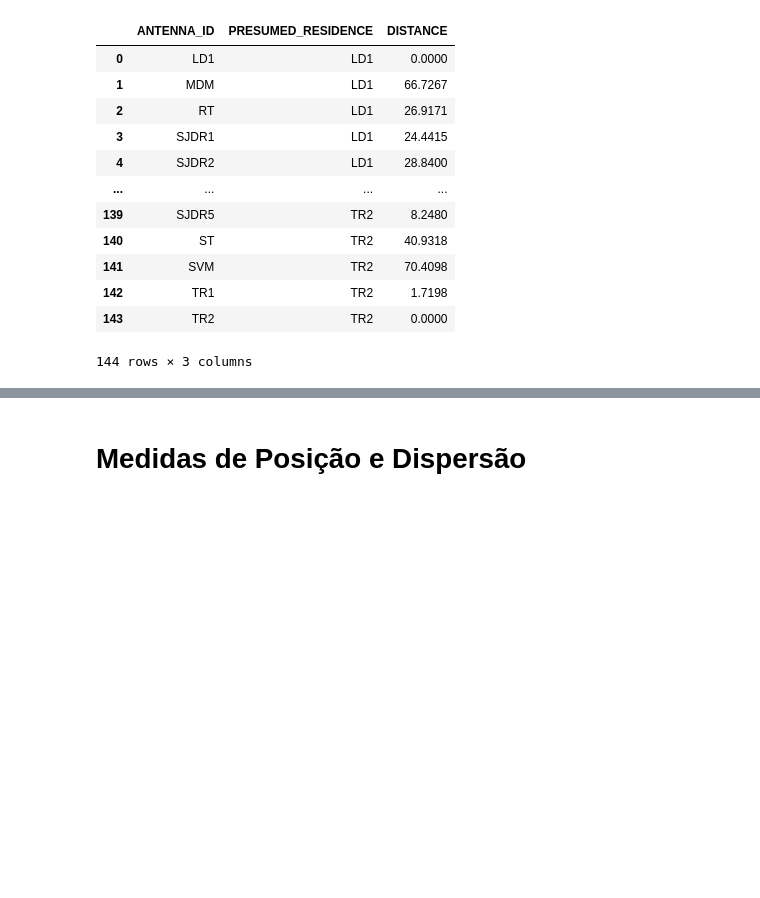
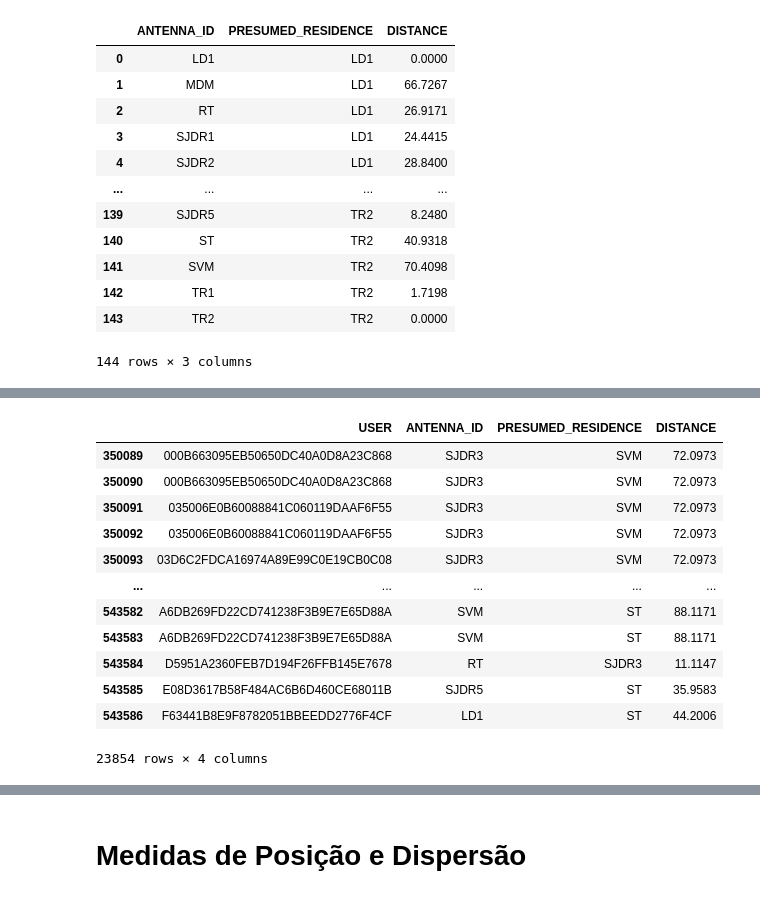
Before and after one commit to ghmc91/Projeto_Mestrado, a Jupyter notebook: Distance_Traveled_By_User.ipynb, the cells around one changed output, grey strips where cells are left out. Saved outputs shown, nothing was run; the diff lists cells and outputs as text; code cells hidden in the pictures; blank space fills up the shorter version.

```diff
--- a/Distance_Traveled_By_User.ipynb
+++ b/Distance_Traveled_By_User.ipynb
@@ -132,3 +132,19 @@ df_main.sample(10)
+# %%
+df_main[df_main['DISTANCE'] > 0]
+# %% [output]
+|  | USER | ANTENNA_ID | PRESUMED_RESIDENCE | DISTANCE |
+| 350089 | 000B663095EB50650DC40A0D8A23C868 | SJDR3 | SVM | 72.0973 |
+| 350090 | 000B663095EB50650DC40A0D8A23C868 | SJDR3 | SVM | 72.0973 |
+| 350091 | 035006E0B60088841C060119DAAF6F55 | SJDR3 | SVM | 72.0973 |
+| 350092 | 035006E0B60088841C060119DAAF6F55 | SJDR3 | SVM | 72.0973 |
+| 350093 | 03D6C2FDCA16974A89E99C0E19CB0C08 | SJDR3 | SVM | 72.0973 |
+| ... | ... | ... | ... | ... |
+| 543582 | A6DB269FD22CD741238F3B9E7E65D88A | SVM | ST | 88.1171 |
+| 543583 | A6DB269FD22CD741238F3B9E7E65D88A | SVM | ST | 88.1171 |
+| 543584 | D5951A2360FEB7D194F26FFB145E7678 | RT | SJDR3 | 11.1147 |
+| 543585 | E08D3617B58F484AC6B6D460CE68011B | SJDR5 | ST | 35.9583 |
+| 543586 | F63441B8E9F8782051BBEEDD2776F4CF | LD1 | ST | 44.2006 |
+23854 rows × 4 columns
 # %%
 df_final = df_main.groupby(['USER', 'PRESUMED_RESIDENCE']).agg({'ANTENNA_ID': list, 'DISTANCE': sum}).reset_index()
 df_final.rename(columns={'ANTENNA_ID':'CALL_LOC', 'DISTANCE': 'TRAVELLED_DISTANCE'}, inplace=True)
```
Also changed, not shown: parts of 7 cells of this notebook, 3 other files.
